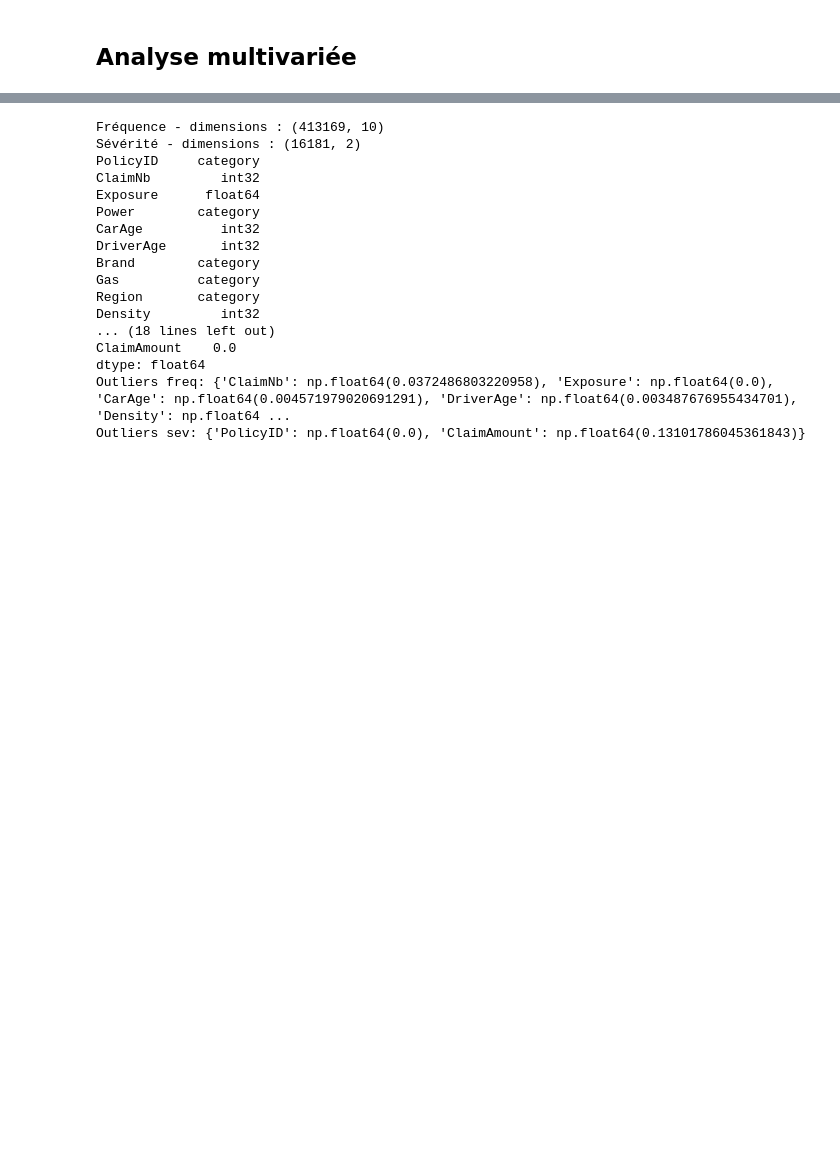
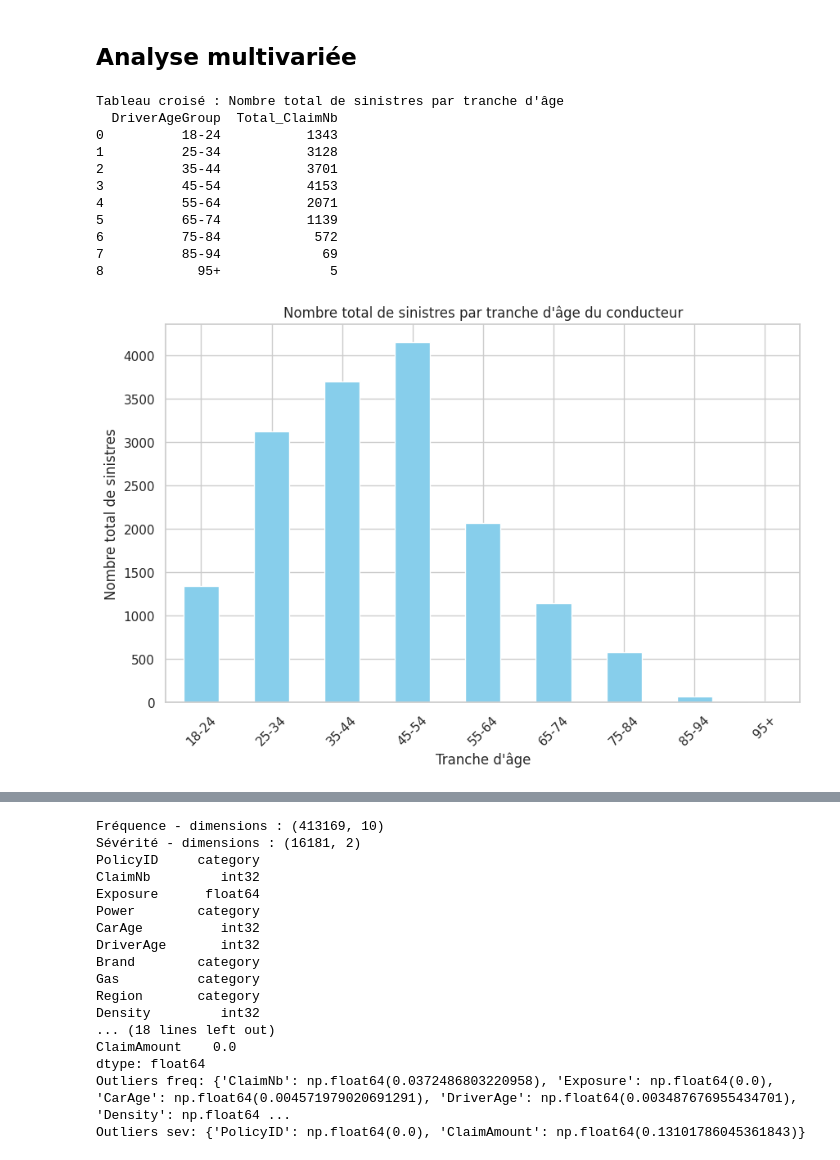
Before and after one commit to fadiblm/Projet-assurance-non-vie, a Jupyter notebook: visualisation.ipynb, the cells around one changed output, grey strips where cells are left out. Saved outputs shown, nothing was run; the diff lists cells and outputs as text; code cells hidden in the pictures; blank space fills up the shorter version.

```diff
--- a/visualisation.ipynb
+++ b/visualisation.ipynb
@@ -435,3 +435,51 @@ for col in cat_columns:
 [figure]
 # %% [markdown]
 ## Analyse multivariée
+# %%
+import pandas as pd
+import matplotlib.pyplot as plt
+
+# Supposons que ton dataframe s'appelle freMTPLfreq
+# freMTPLfreq = pd.read_csv("freMTPLfreq.csv")  # si besoin
+
+# -----------------------
+# 1. Créer des tranches d'âge
+# -----------------------
+bins = [18, 25, 35, 45, 55, 65, 75, 85, 95, 105]
+labels = ['18-24','25-34','35-44','45-54','55-64','65-74','75-84','85-94','95+']
+
+freq['DriverAgeGroup'] = pd.cut(freq['DriverAge'], bins=bins, labels=labels, right=False)
+
+# -----------------------
+# 2. Tableau croisé
+# -----------------------
+# Somme du nombre de sinistres par tranche d'âge
+table_croisee = freq.groupby('DriverAgeGroup')['ClaimNb'].sum().reset_index()
+table_croisee.rename(columns={'ClaimNb':'Total_ClaimNb'}, inplace=True)
+
+print("Tableau croisé : Nombre total de sinistres par tranche d'âge")
+print(table_croisee)
+
+# -----------------------
+# 3. Histogramme avec Pandas
+# -----------------------
+table_croisee.plot(kind='bar', x='DriverAgeGroup', y='Total_ClaimNb',
+                   legend=False, color='skyblue', figsize=(10,6))
+plt.title("Nombre total de sinistres par tranche d'âge du conducteur")
+plt.xlabel("Tranche d'âge")
+plt.ylabel("Nombre total de sinistres")
+plt.xticks(rotation=45)
+plt.show()
+# %% [output]
+Tableau croisé : Nombre total de sinistres par tranche d'âge
+  DriverAgeGroup  Total_ClaimNb
+0          18-24           1343
+1          25-34           3128
+2          35-44           3701
+3          45-54           4153
+4          55-64           2071
+5          65-74           1139
+6          75-84            572
+7          85-94             69
+8            95+              5
+[figure, added]
```
Also changed, not shown: parts of 1 cell of this notebook.
